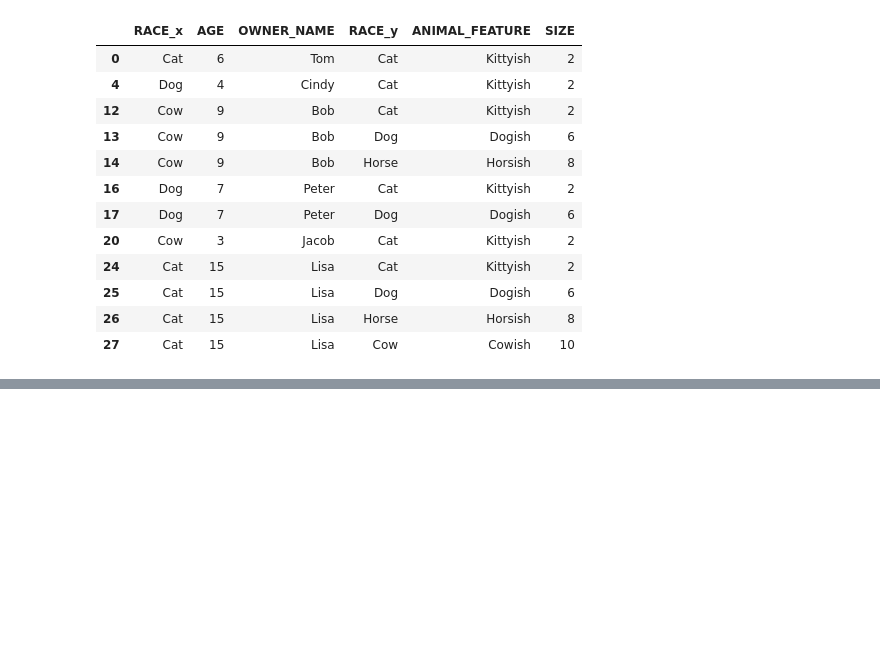
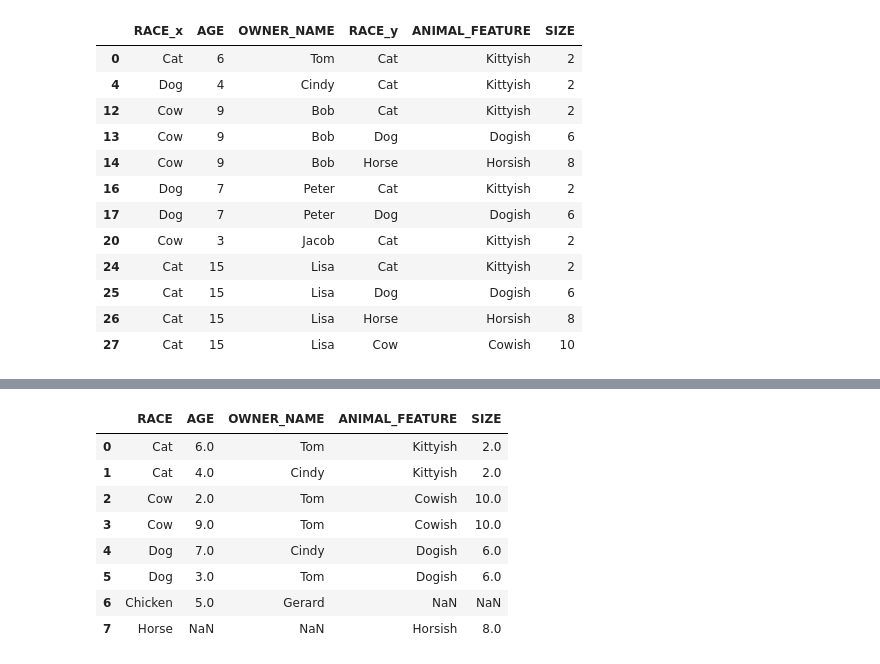
Before and after one commit to kdallaporta/relational-algebra, a Jupyter notebook: relational-algebra.ipynb, the cells around one changed output, grey strips where cells are left out. Cells and saved outputs as stored; diff of their text form; code cells hidden in the pictures; blank space fills up the shorter version.

Commit message:
Add outer joins

```diff
--- a/relational-algebra.ipynb
+++ b/relational-algebra.ipynb
@@ -129,6 +129,36 @@ def anti_join(dfA: pd.DataFrame, dfB: pd.DataFrame, key: str) -> pd.DataFrame:
     """
     setB = set(dfB[key])
     return dfA[dfA[key].isin(setB) == False]
+
+def left_outer_join(dfA: pd.DataFrame, dfB: pd.DataFrame, key: str) -> pd.DataFrame:
+    """
+    Left Outer Join : ⟕, to allow empty values of B
+    Arguments:
+        dfA: the first dataframe
+        dfB: the second dataframe
+        key: the joining key
+    """
+    return pd.merge(dfA, dfB, on=key, how='left')
+
+def right_outer_join(dfA: pd.DataFrame, dfB: pd.DataFrame, key: str) -> pd.DataFrame:
+    """
+    Right Outer Join : ⟖, to allow empty values of A
+    Arguments:
+        dfA: the first dataframe
+        dfB: the second dataframe
+        key: the joining key
+    """
+    return pd.merge(dfA, dfB, on=key, how='right')
+
+def full_outer_join(dfA: pd.DataFrame, dfB: pd.DataFrame, key: str) -> pd.DataFrame:
+    """
+    Full Outer Join : ⟗, to allow empty values of A and B
+    Arguments:
+        dfA: the first dataframe
+        dfB: the second dataframe
+        key: the joining key
+    """
+    return pd.merge(dfA, dfB, on=key, how='outer')
 # %% [markdown]
 # Data to test operators
 # %%
@@ -295,0 +348,12 @@ anti_join(Animals3, OwnerNames, "OWNER_NAME")
+# %%
+full_outer_join(Animals3, AnimalFeature, "RACE")
+# %% [output]
+|  | RACE | AGE | OWNER_NAME | ANIMAL_FEATURE | SIZE |
+| 0 | Cat | 6.0 | Tom | Kittyish | 2.0 |
+| 1 | Cat | 4.0 | Cindy | Kittyish | 2.0 |
+| 2 | Cow | 2.0 | Tom | Cowish | 10.0 |
+| 3 | Cow | 9.0 | Tom | Cowish | 10.0 |
+| 4 | Dog | 7.0 | Cindy | Dogish | 6.0 |
+| 5 | Dog | 3.0 | Tom | Dogish | 6.0 |
+| 6 | Chicken | 5.0 | Gerard | NaN | NaN |
+| 7 | Horse | NaN | NaN | Horsish | 8.0 |
```
Also changed, not shown: parts of 10 cells of this notebook, 1 other file.
